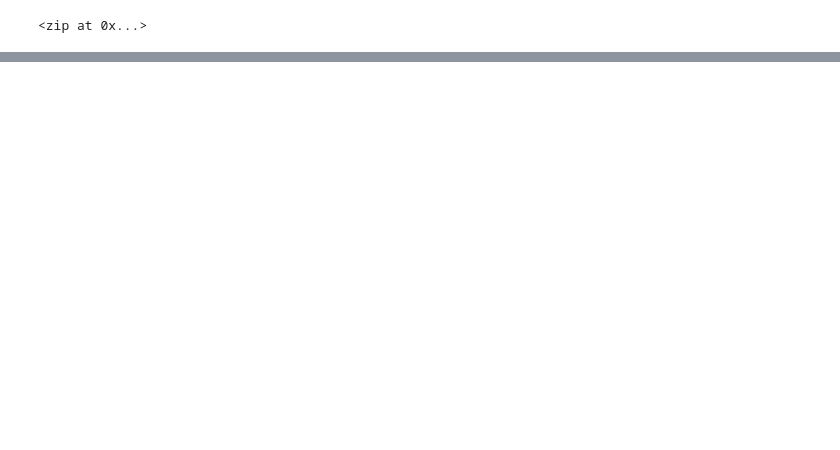
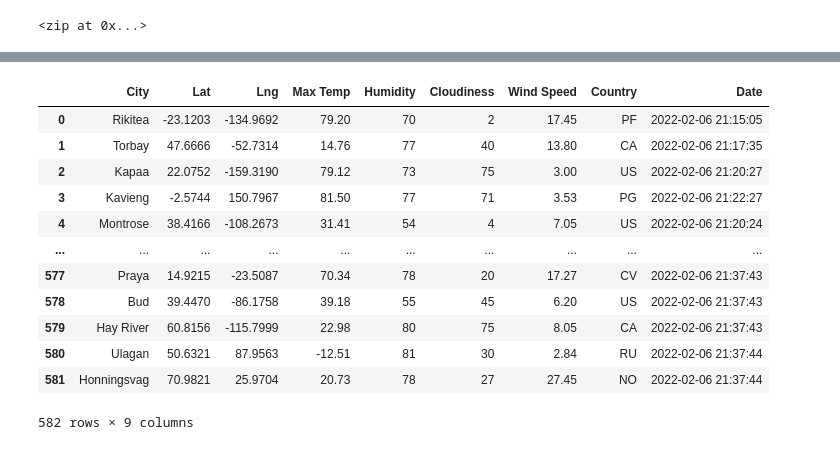
Before and after one commit to priyamac/World_Weather_Analysis, a Jupyter notebook: WeatherPy.ipynb, the cells around one changed output, grey strips where cells are left out. Saved outputs shown, nothing was run; the diff lists cells and outputs as text; code cells hidden in the pictures; blank space fills up the shorter version.

Commit message:
weatherpy

```diff
--- a/WeatherPy.ipynb
+++ b/WeatherPy.ipynb
@@ -7,3 +11,6 @@ from citipy import citipy
+# %%
+# Starting URL for Weather Map API Call.
+url = "http://api.openweathermap.org/data/2.5/weather?units=Imperial&APPID=" + weather_api_key
 # %%
 # Create a set of random latitude and longitude combinations.
 lats = np.random.uniform(low=-90.000, high=90.000, size=1500)
@@ -31,0 +119,18 @@ len(cities)
+# %%
+# Convert the array of dictionaries to a Pandas DataFrame.
+city_data_df = pd.DataFrame(city_data)
+city_data_df
+# %% [output]
+|  | City | Lat | Lng | Max Temp | Humidity | Cloudiness | Wind Speed | Country | Date |
+| 0 | Rikitea | -23.1203 | -134.9692 | 79.20 | 70 | 2 | 17.45 | PF | 2022-02-06 21:15:05 |
+| 1 | Torbay | 47.6666 | -52.7314 | 14.76 | 77 | 40 | 13.80 | CA | 2022-02-06 21:17:35 |
+| 2 | Kapaa | 22.0752 | -159.3190 | 79.12 | 73 | 75 | 3.00 | US | 2022-02-06 21:20:27 |
+| 3 | Kavieng | -2.5744 | 150.7967 | 81.50 | 77 | 71 | 3.53 | PG | 2022-02-06 21:22:27 |
+| 4 | Montrose | 38.4166 | -108.2673 | 31.41 | 54 | 4 | 7.05 | US | 2022-02-06 21:20:24 |
+| ... | ... | ... | ... | ... | ... | ... | ... | ... | ... |
+| 577 | Praya | 14.9215 | -23.5087 | 70.34 | 78 | 20 | 17.27 | CV | 2022-02-06 21:37:43 |
+| 578 | Bud | 39.4470 | -86.1758 | 39.18 | 55 | 45 | 6.20 | US | 2022-02-06 21:37:43 |
+| 579 | Hay River | 60.8156 | -115.7999 | 22.98 | 80 | 75 | 8.05 | CA | 2022-02-06 21:37:43 |
+| 580 | Ulagan | 50.6321 | 87.9563 | -12.51 | 81 | 30 | 2.84 | RU | 2022-02-06 21:37:44 |
+| 581 | Honningsvag | 70.9821 | 25.9704 | 20.73 | 78 | 27 | 27.45 | NO | 2022-02-06 21:37:44 |
+582 rows × 9 columns
```
Also changed, not shown: parts of 6 cells of this notebook.
